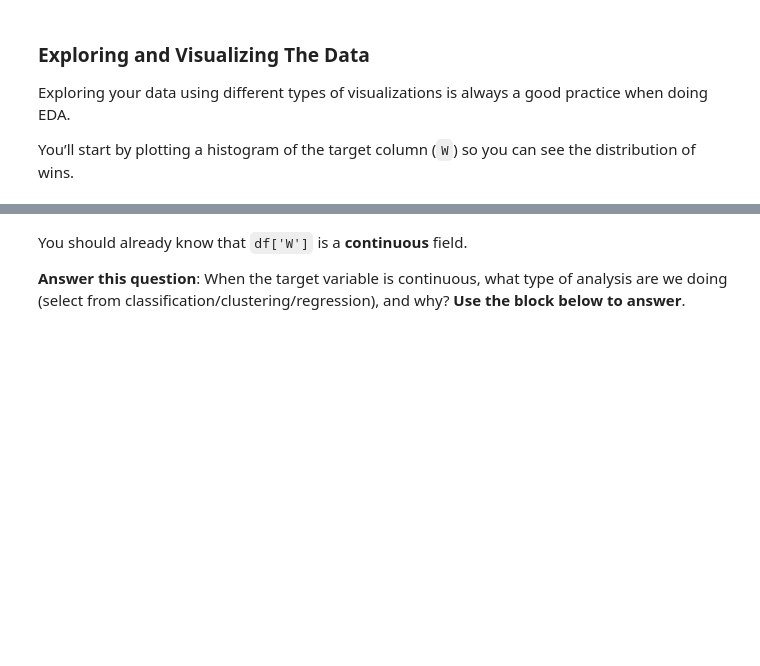
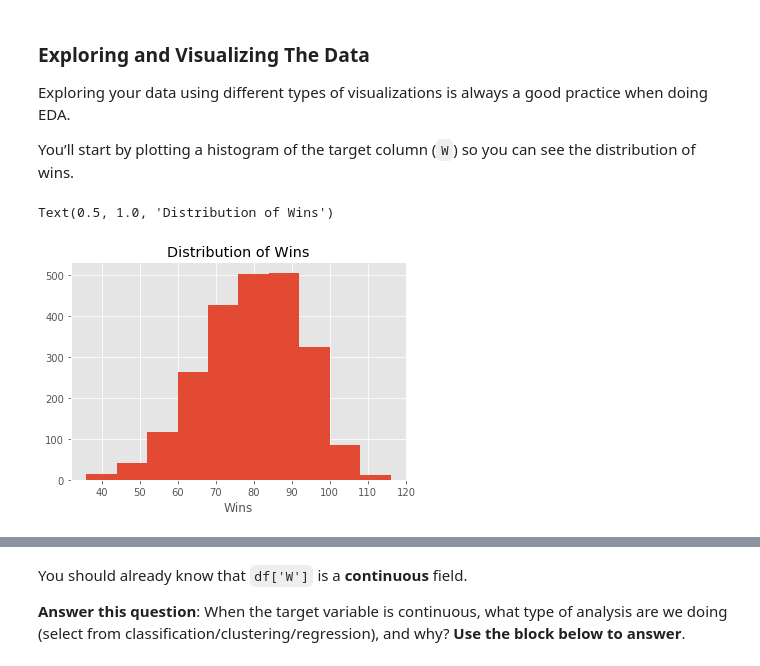
Before and after one commit to BA545-SP2019/ba545-week1-dsacco0317, a Jupyter notebook: Mini_project_1_baseball_analytics_pt1.ipynb, the cells around one changed output, grey strips where cells are left out. Drawn from its saved outputs; the diff is of its cells as text; code cells hidden in the pictures; blank space fills up the shorter version.

```diff
--- a/Mini_project_1_baseball_analytics_pt1.ipynb
+++ b/Mini_project_1_baseball_analytics_pt1.ipynb
@@ -270,16 +270,19 @@ plt.style.use('ggplot')
 # %%
 #### Complete your code below
 #### create a histogram `hist()` over the column `df['W']`
-
+plt.hist(df_Teams['W'])
 
 #### adding elements to your visualization to increase the readability
 #### you should always have title and axis name(s) in your visualization
 #### name your x-axis label as `Wins`
-
+plt.xlabel('Wins')
 
 #### name your visualization title as `Distribution of Wins`
-
+plt.title('Distribution of Wins')
 
 #### show your visualization
+# %% [output]
+Text(0.5, 1.0, 'Distribution of Wins')
+[figure, added]
 # %%
 #### We can also check the descriptive stats of `df['W']` using `.describe()`
```
Also changed, not shown: parts of 4 cells of this notebook, 1 other file.
